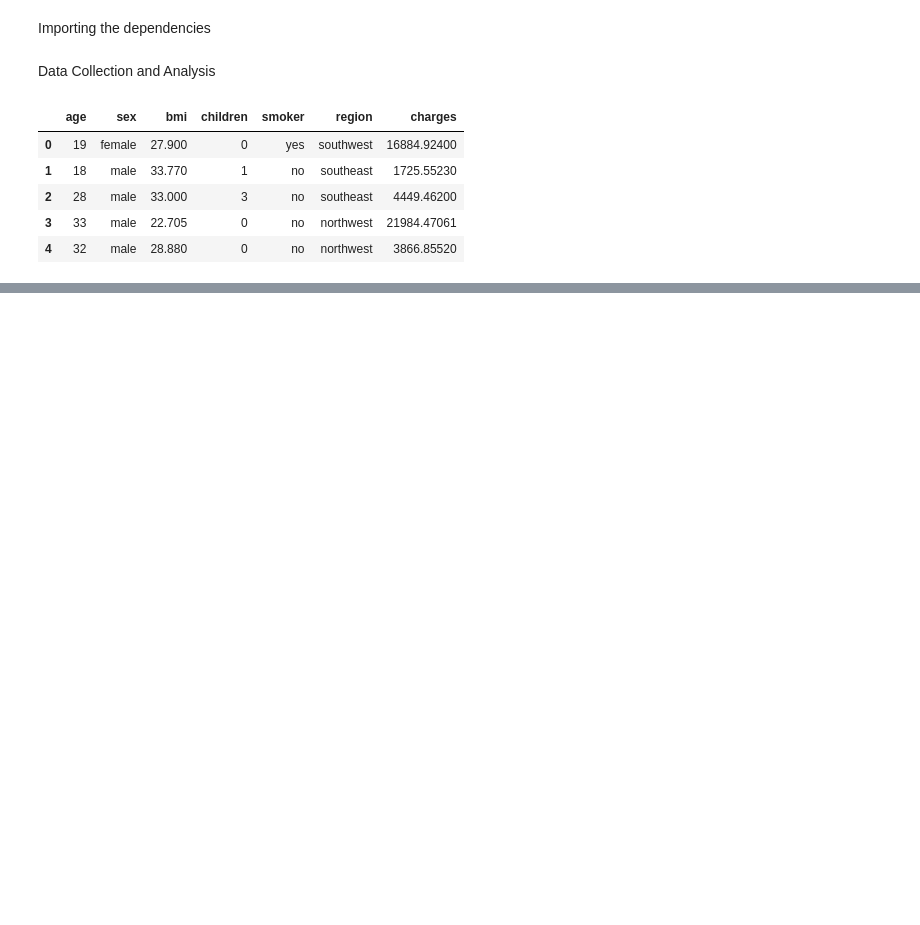
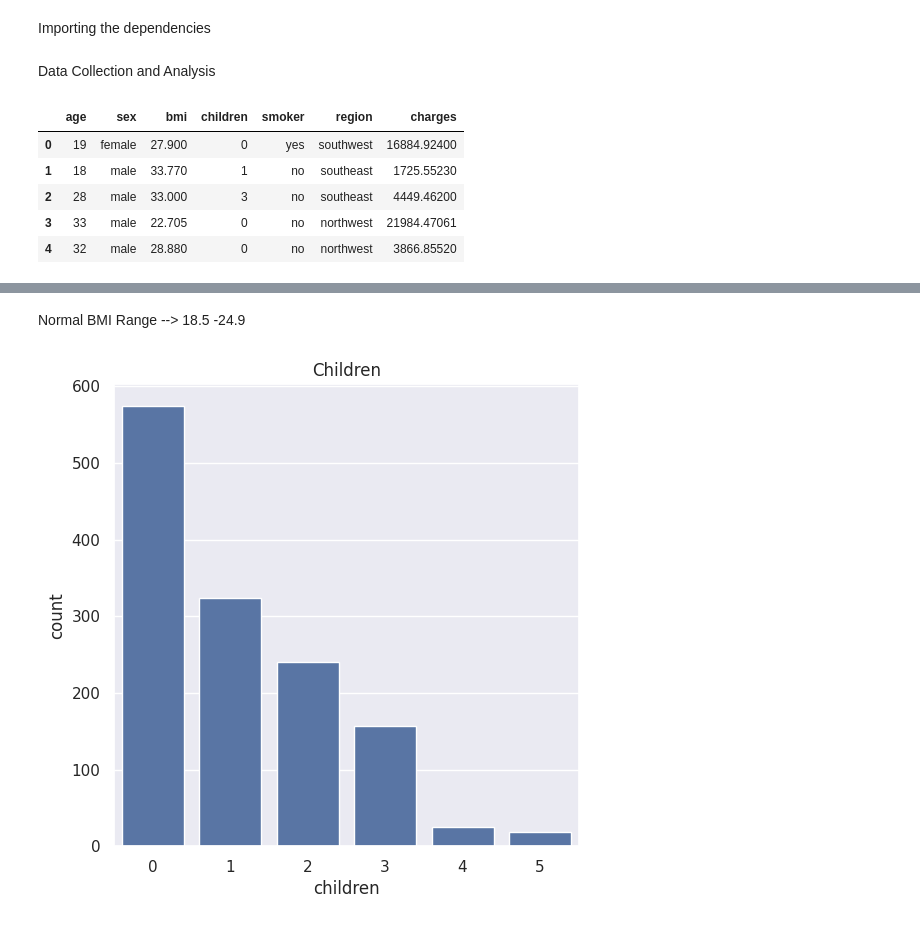
Before and after one commit to vishwajeet1024/Practice-Projects, a Jupyter notebook: Medical_Insurance_Cost_Prediction.ipynb, the cells around one changed output, grey strips where cells are left out. Drawn from its saved outputs; the diff is of its cells as text; code cells hidden in the pictures; blank space fills up the shorter version.

```diff
--- a/Medical_Insurance_Cost_Prediction.ipynb
+++ b/Medical_Insurance_Cost_Prediction.ipynb
@@ -27,0 +136,10 @@ insurence_data.head()
+# %% [markdown]
+Normal BMI Range --> 18.5 -24.9
+# %%
+# children column
+plt.figure(figsize=(6,6))
+sns.countplot(x = 'children', data = insurence_data)
+plt.title('Children')
+plt.show()
+# %% [output]
+[figure, added]
```
Also changed, not shown: parts of 34 cells of this notebook.
